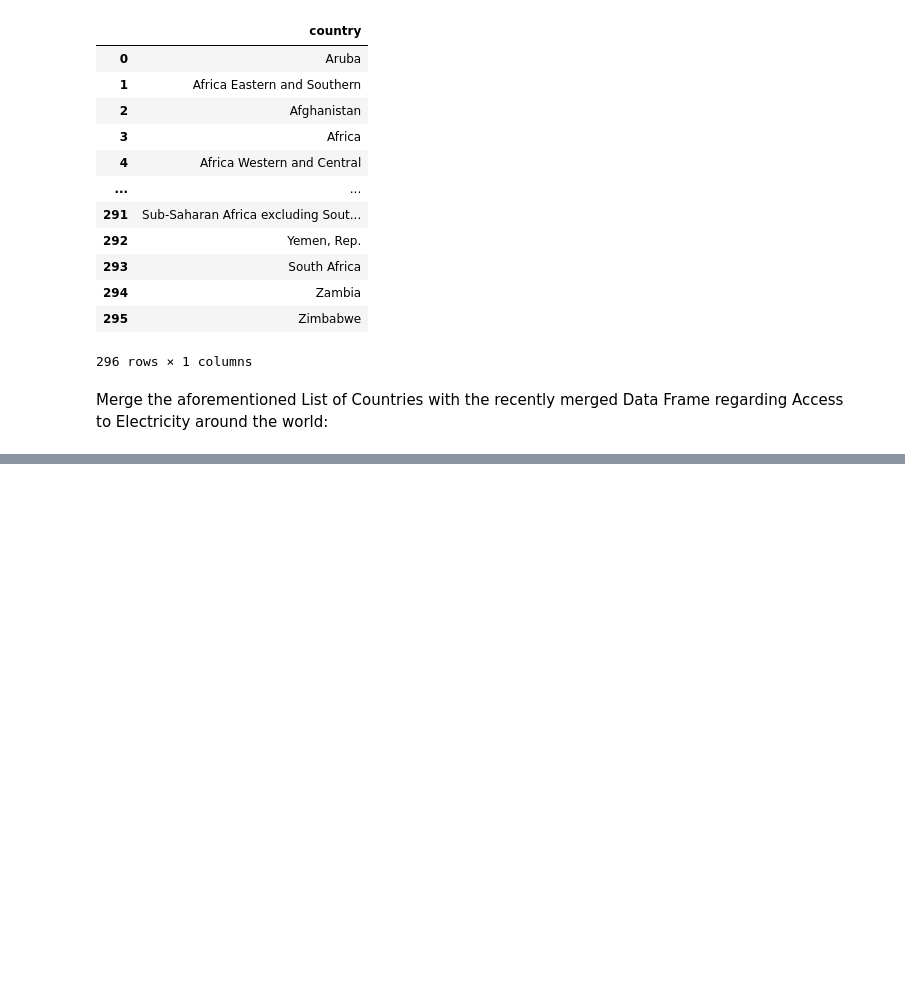
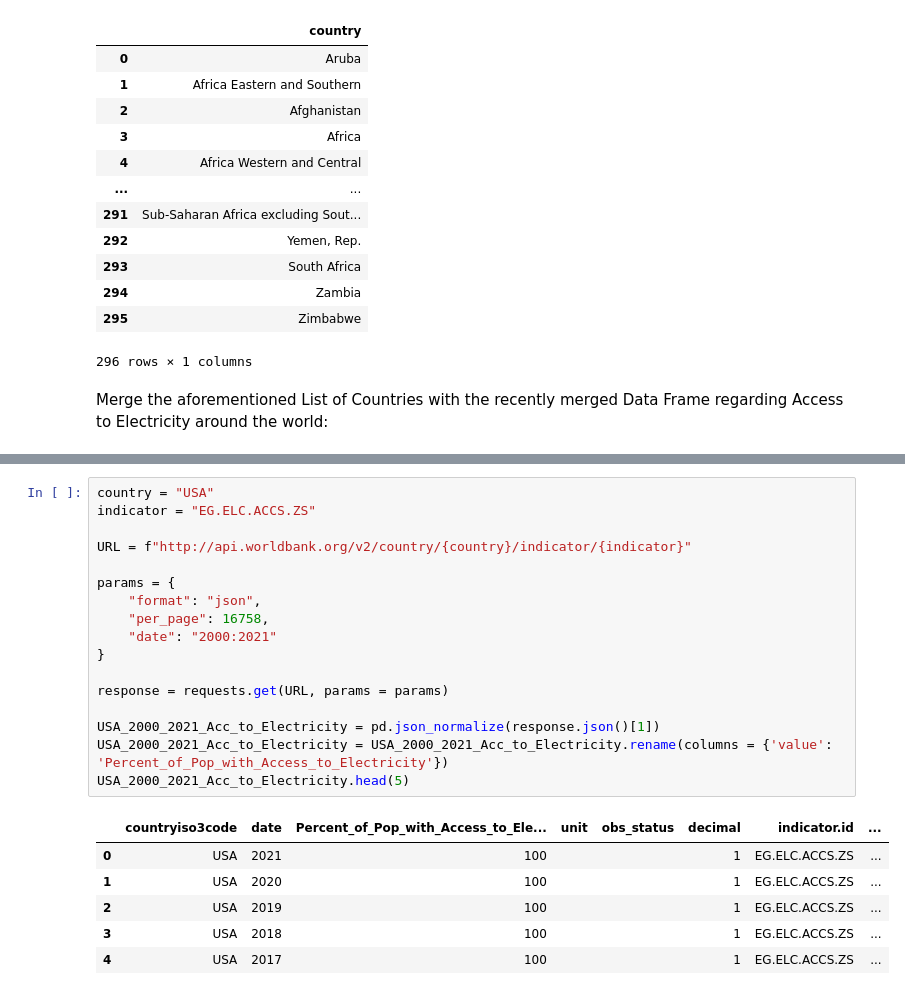
Before and after one commit to nss-data-science-cohort-8/api-exercise-MultidisciplinaryDeepDives, a Jupyter notebook: notebooks/APIs_in_python_UN_World_Bank_DS8.ipynb, the cells around one changed output, grey strips where cells are left out. Saved outputs shown, nothing was run; the diff lists cells and outputs as text; blank space fills up the shorter version.

```diff
--- a/notebooks/APIs_in_python_UN_World_Bank_DS8.ipynb
+++ b/notebooks/APIs_in_python_UN_World_Bank_DS8.ipynb
@@ -389,0 +400,24 @@ Merged_Countries_Electricity_LifeExpectancy_GDP_PerCapita
+# %%
+country = "USA"
+indicator = "EG.ELC.ACCS.ZS"
+
+URL = f"http://api.worldbank.org/v2/country/{country}/indicator/{indicator}"
+
+params = {
+    "format": "json",
+    "per_page": 16758,
+    "date": "2000:2021"
+}
+
+response = requests.get(URL, params = params)
+
+USA_2000_2021_Acc_to_Electricity = pd.json_normalize(response.json()[1])
+USA_2000_2021_Acc_to_Electricity = USA_2000_2021_Acc_to_Electricity.rename(columns = {'value': 'Percent_of_Pop_with_Access_to_Electricity'})
+USA_2000_2021_Acc_to_Electricity.head(5)
+# %% [output]
+|  | countryiso3code | date | Percent_of_Pop_with_Access_to_Ele... | unit | obs_status | decimal | indicator.id | ... |
+| 0 | USA | 2021 | 100 |  |  | 1 | EG.ELC.ACCS.ZS | ... |
+| 1 | USA | 2020 | 100 |  |  | 1 | EG.ELC.ACCS.ZS | ... |
+| 2 | USA | 2019 | 100 |  |  | 1 | EG.ELC.ACCS.ZS | ... |
+| 3 | USA | 2018 | 100 |  |  | 1 | EG.ELC.ACCS.ZS | ... |
+| 4 | USA | 2017 | 100 |  |  | 1 | EG.ELC.ACCS.ZS | ... |
```
Also changed, not shown: parts of 16 cells of this notebook.
